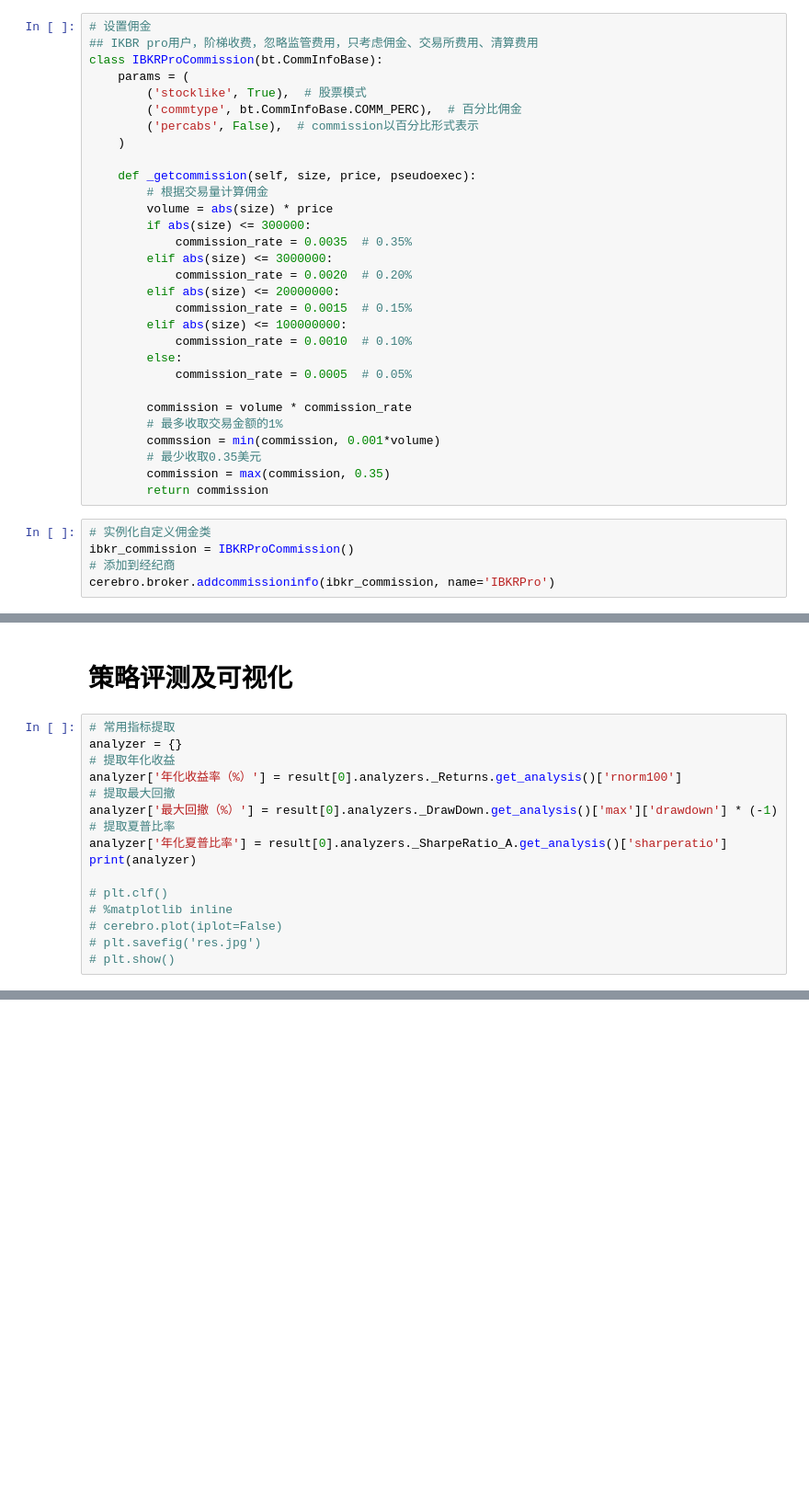
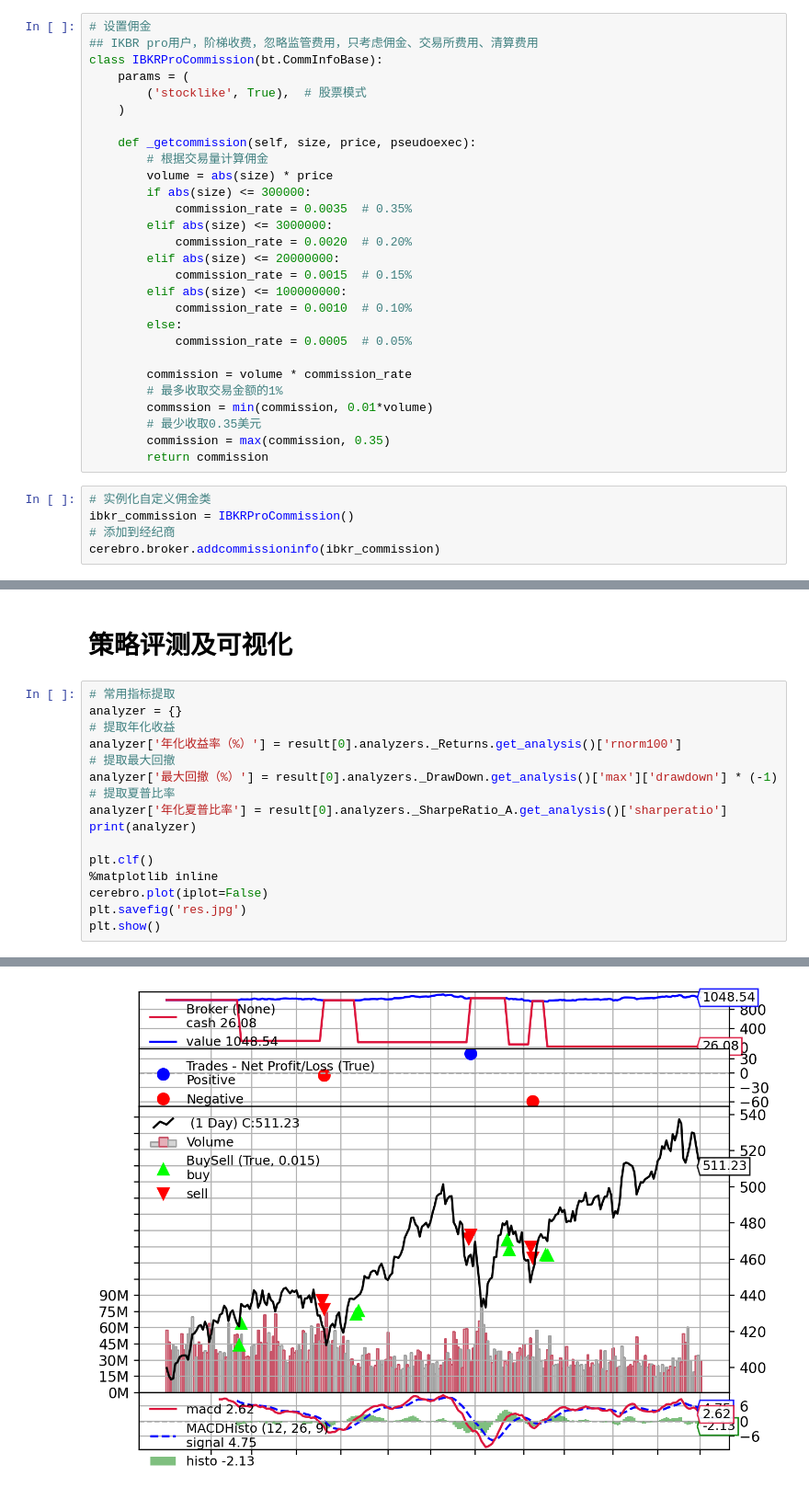
Before and after one commit to dennis-yuanlei/quant_bt, a Jupyter notebook: demo.ipynb, the cells around one changed output, grey strips where cells are left out. Shown: that part at 92% size. Saved outputs shown, nothing was run; the diff lists cells and outputs as text; blank space fills up the shorter version.

```diff
--- a/demo.ipynb
+++ b/demo.ipynb
@@ -62,8 +62,6 @@ cerebro.adddata(data)
 class IBKRProCommission(bt.CommInfoBase):
     params = (
         ('stocklike', True),  # 股票模式
-        ('commtype', bt.CommInfoBase.COMM_PERC),  # 百分比佣金
-        ('percabs', False),  # commission以百分比形式表示
     )
 
     def _getcommission(self, size, price, pseudoexec):
@@ -82,7 +80,7 @@ class IBKRProCommission(bt.CommInfoBase):
 
         commission = volume * commission_rate
         # 最多收取交易金额的1%
-        commssion = min(commission, 0.001*volume)
+        commssion = min(commission, 0.01*volume)
         # 最少收取0.35美元
         commission = max(commission, 0.35)
         return commission
@@ -90,7 +88,7 @@ class IBKRProCommission(bt.CommInfoBase):
 # 实例化自定义佣金类
 ibkr_commission = IBKRProCommission()
 # 添加到经纪商
-cerebro.broker.addcommissioninfo(ibkr_commission, name='IBKRPro')
+cerebro.broker.addcommissioninfo(ibkr_commission)
 # %% [markdown]
 # 添加评测指标
 # %%
@@ -133,8 +128,9 @@ analyzer['最大回撤（%）'] = result[0].analyzers._DrawDown.get_analysis()['
 analyzer['年化夏普比率'] = result[0].analyzers._SharpeRatio_A.get_analysis()['sharperatio']
 print(analyzer)
 
-# plt.clf()
-# %matplotlib inline
-# cerebro.plot(iplot=False)
-# plt.savefig('res.jpg')
-# plt.show()
+plt.clf()
+%matplotlib inline
+cerebro.plot(iplot=False)
+plt.savefig('res.jpg')
+plt.show()
+# %% [output]
@@ -140,0 +138 @@ print(analyzer)
+[figure, added]
```
Also changed, not shown: parts of 2 cells of this notebook, 3 other files.
